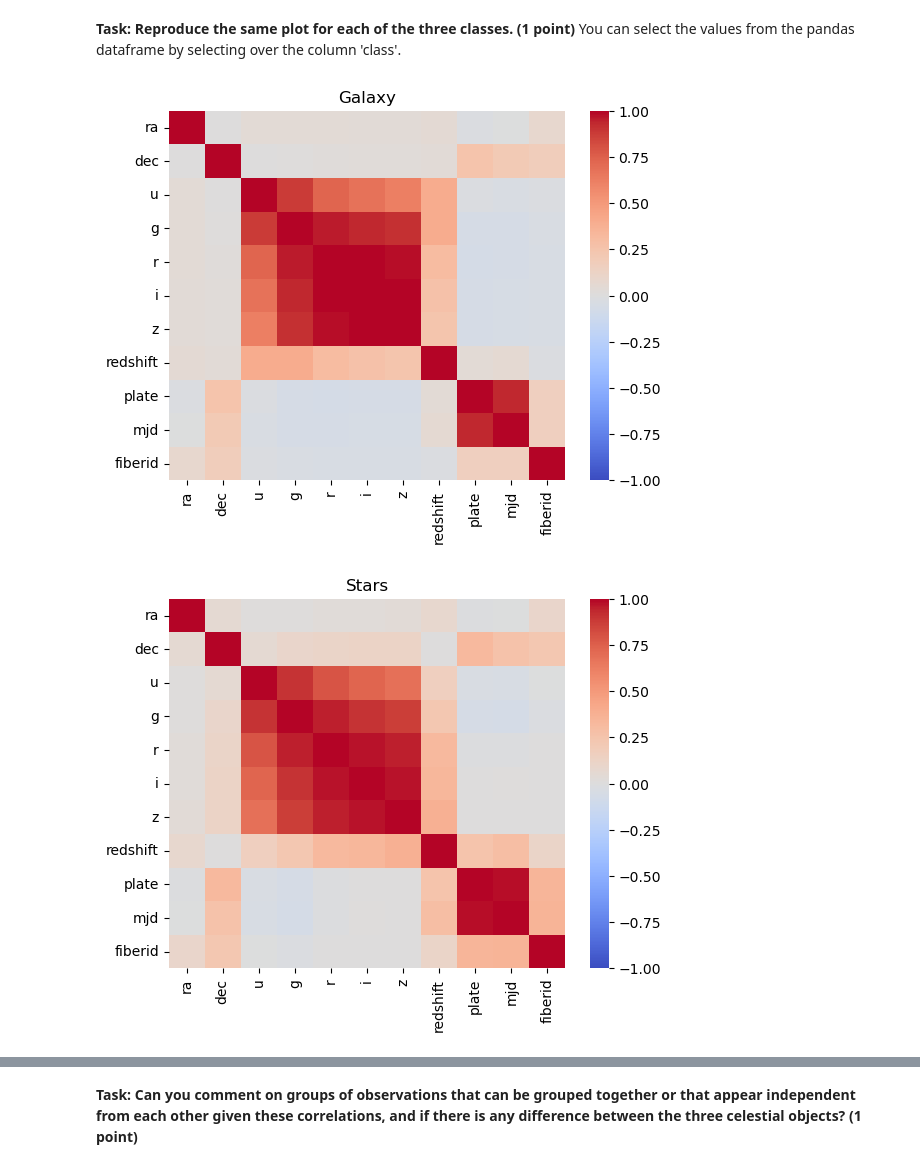
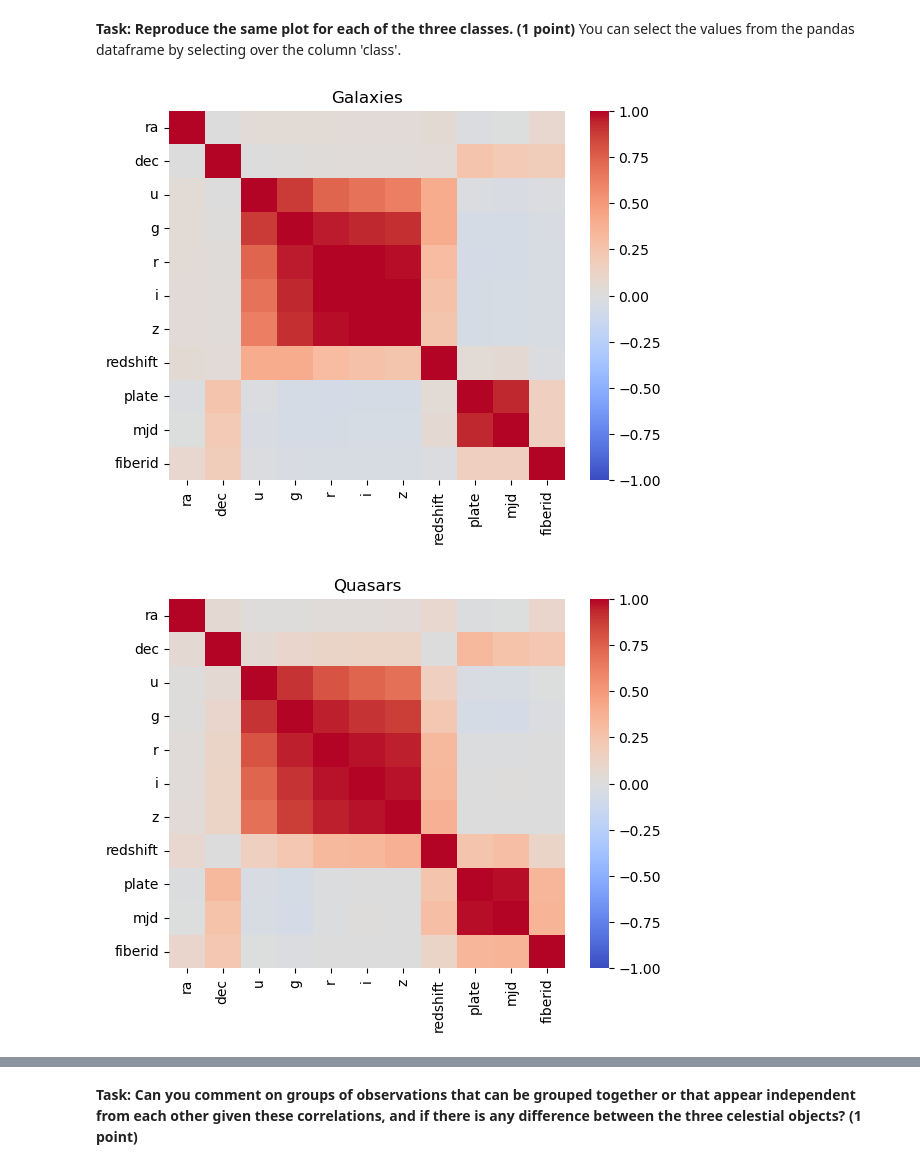
Before and after one commit to UW-ESS-DS/MLGEO2022_AERP, a Jupyter notebook: homework/homework7.ipynb, the cells around one changed output, grey strips where cells are left out. Drawn from its saved outputs; the diff is of its cells as text; code cells hidden in the pictures.

```diff
--- a/homework/homework7.ipynb
+++ b/homework/homework7.ipynb
@@ -211,25 +233,25 @@ You can select the values from the pandas dataframe by selecting over the column
 # %%
 # make the same plot for Galaxies
 # "GALAXY" is label 0
 plt.figure()
 correlatedDataG = data[data['class']==0].drop('class', axis=1).corr(method='pearson', numeric_only=True)
 labels=correlatedDataG.columns.tolist()
 fig=sns.heatmap(correlatedDataG, cmap='coolwarm', center=0, vmin=-1, vmax=1);
-fig.set_title('Galaxy');
+fig.set_title('Galaxies');
 
-# Make the same plot for Stars (label 1)
+# Make the same plot for Quasars (label 1)
 plt.figure()
 correlatedDataS = data[data['class']==1].drop('class', axis=1).corr(method='pearson', numeric_only=True)
 labels=correlatedDataS.columns.tolist()
 fig2=sns.heatmap(correlatedDataS, cmap='coolwarm', center=0, vmin=-1, vmax=1);
-fig2.set_title('Stars');
+fig2.set_title('Quasars');
 
-# make the same plots for quasars (label 2)
+# make the same plots for Stars (label 2)
 plt.figure()
 correlatedDataQ = data[data['class']==2].drop('class', axis=1).corr(method='pearson', numeric_only=True)
 labels=correlatedDataQ.columns.tolist()
 fig3=sns.heatmap(correlatedDataQ, cmap='coolwarm', center=0, vmin=-1, vmax=1);
-fig3.set_title('Quasars');
+fig3.set_title('Stars');
 # %% [output]
-[figure, old version]
+[figure, new version]
-[figure, old version]
+[figure, new version]
```
Also changed, not shown: parts of 35 cells of this notebook.
